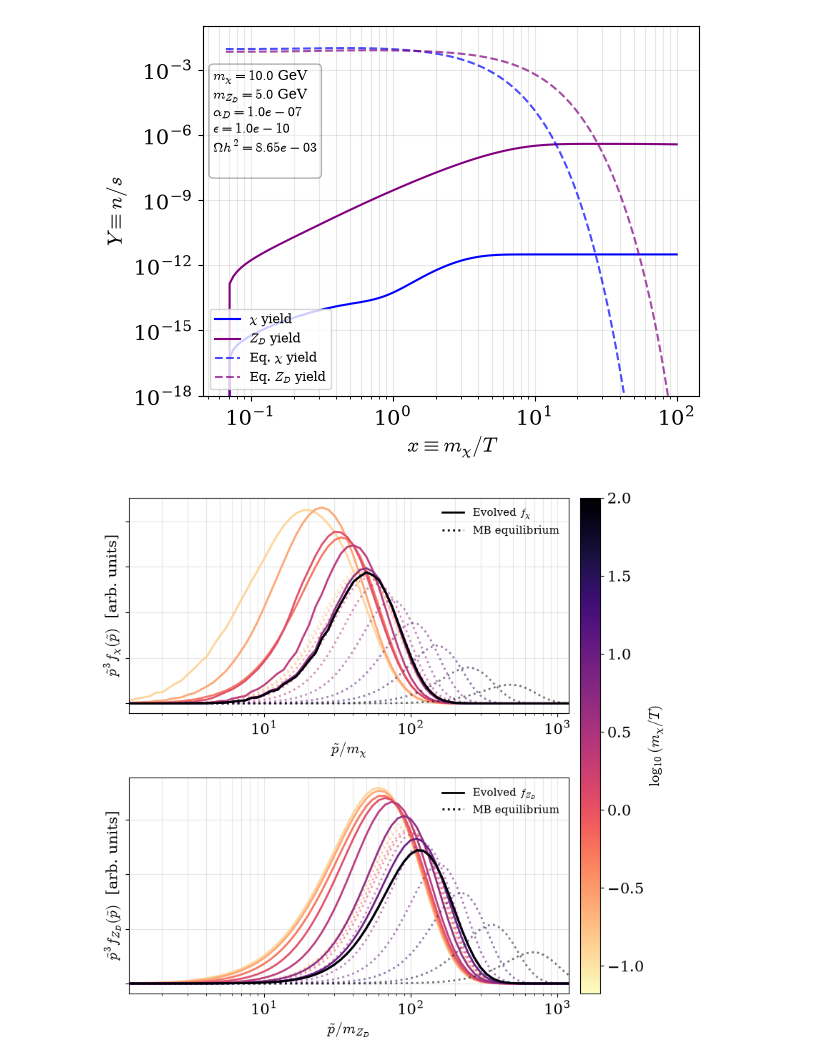
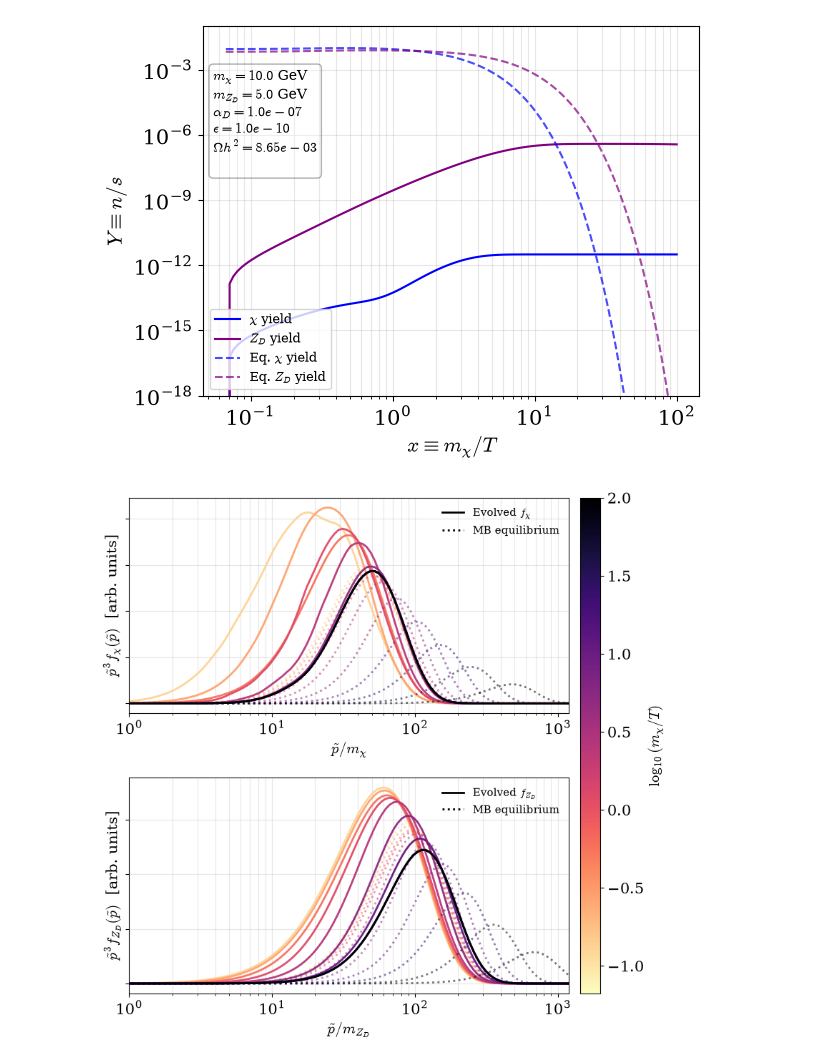
Before and after one commit to charlottemyers/DPhase, a Jupyter notebook: examples/example.ipynb, the cells around one changed output. Saved outputs shown, nothing was run; the diff lists cells and outputs as text; code cells hidden in the pictures.

```diff
--- a/examples/example.ipynb
+++ b/examples/example.ipynb
@@ -51,9 +51,9 @@ T_final  = chi.mass_GeV / x_span[1]
 T_span   = (T_ref, T_final)
 
 # range for co-moving momentum grid ptilde = p / T_ref
-p_tilde_min = 1e-2 * chi.mass_GeV
+p_tilde_min = 1e-1 * chi.mass_GeV
 p_tilde_max = 100.0 * T_ref
-grid = PhaseSpaceGrid(ptilde_min= p_tilde_min, ptilde_max=p_tilde_max, Np=120, T_ref=T_ref)
+grid = PhaseSpaceGrid(ptilde_min= p_tilde_min, ptilde_max=p_tilde_max, Np=150, T_ref=T_ref)
 
 T_grid = np.geomspace(T_span[0], T_span[1], 120)
 # %%
@@ -177,6 +176,6 @@ state.set_initial_f("ZD", np.zeros_like(p0))
 # run the evolution!
 T_vals, snapshots = solve_BE(
     state, T_grid,
-    Gamma_H_max = 50,
+    kappa_max = 50,
 )
 # %% [output]
@@ -321,7 +320,7 @@ for ax, key, species, symbol in [
         )
 
     ax.set_xscale("log")
-    ax.set_xlim(1.2, 1200)
+    ax.set_xlim(1.0, 1200)
     ax.set_xlabel(rf"$\tilde p/m_{{{symbol}}}$", fontsize=AX_FSIZE)
     ax.set_ylabel(
         rf"$\tilde p^3 f_{{{symbol}}}(\tilde p)$  [arb. units]",
@@ -332,31 +331,31 @@ for ax, key, species, symbol in [
 
     ax.legend(
         handles=[
             Line2D(
                 [0], [0], color="k", lw=2.0, ls="-",
                 label=rf"Evolved $f_{{{symbol}}}$",
             ),
             Line2D(
                 [0], [0], color="k", lw=2.0, ls=":",
                 label="MB equilibrium",
             ),
         ],
         frameon=False,
         fontsize=FSIZE,
         loc="best",
     )
 
 # ---- shared colorbar ----
 sm = mpl.cm.ScalarMappable(norm=norm, cmap=cmap)
 sm.set_array([])
 cbar = fig.colorbar(sm, cax=cax)
 cbar.set_label(
     r"$\log_{10}(m_\chi/T)$",
     fontsize=AX_FSIZE,
 )
 
 fig.align_ylabels([ax_chi, ax_ZD])
 
 plt.show()
 # %% [output]
-[figure, old version]
+[figure, new version]
```
Also changed, not shown: parts of 3 cells of this notebook, 2 other files.
